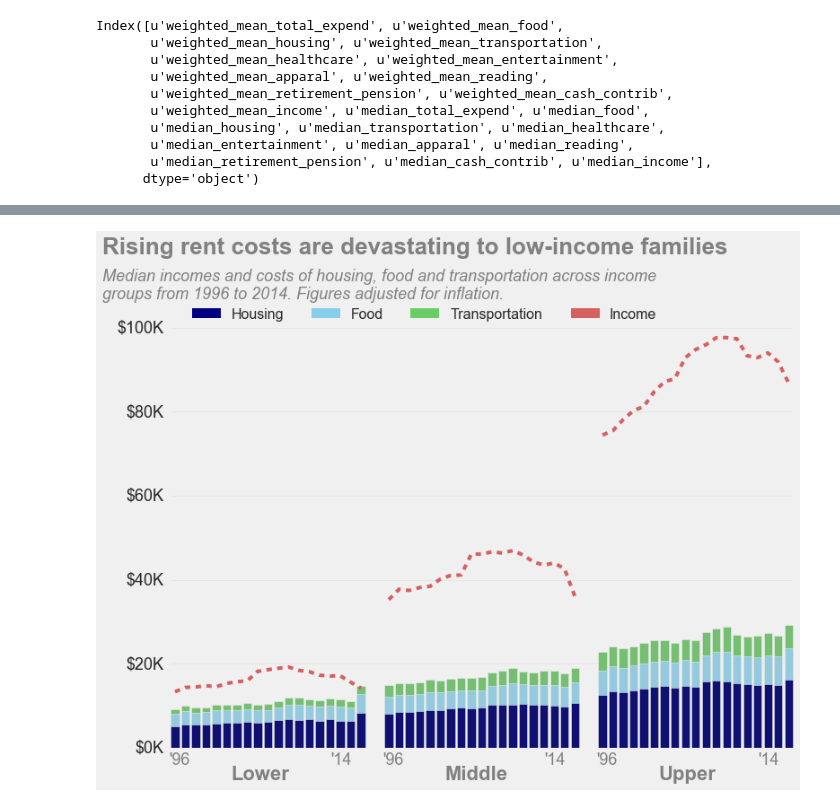
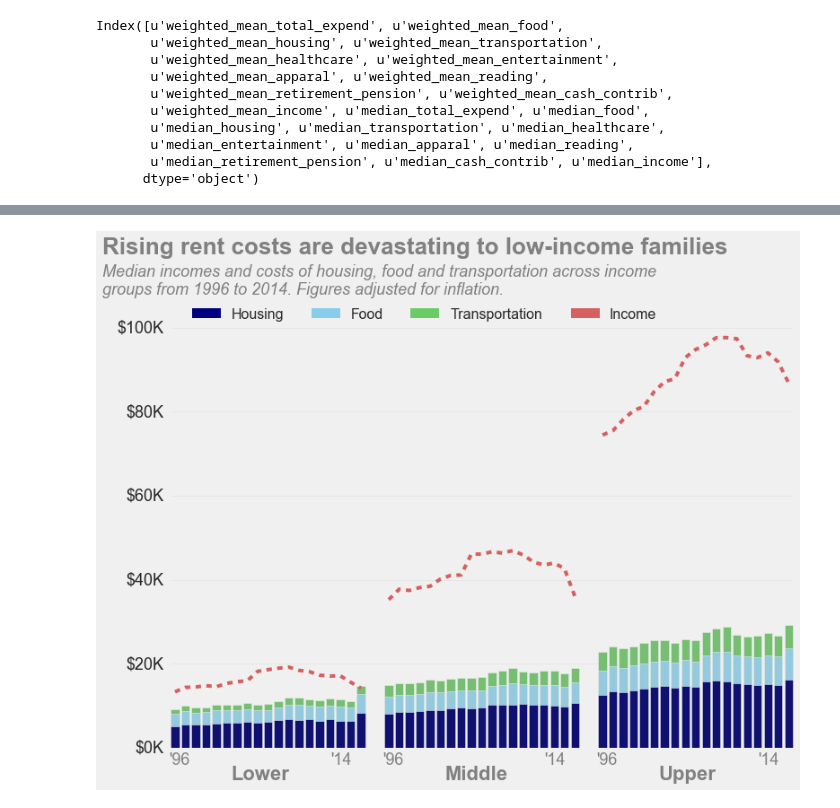
Before and after one commit to willgeary/willgeary.github.io, a Jupyter notebook: _notebooks/Household Expenditures.ipynb, the cells around one changed output, grey strips where cells are left out. Drawn from its saved outputs; the diff is of its cells as text; code cells hidden in the pictures.

```diff
--- a/_notebooks/Household Expenditures.ipynb
+++ b/_notebooks/Household Expenditures.ipynb
@@ -280,40 +280,40 @@ plt.xticks(rotation=90)
 # ==== Add text ==== #
 
 # Title
-ax.annotate("Rising rent costs are devastating to low-income families",
+title = ax.annotate("Rising rent costs are devastating to low-income families",
             (0,0), (-75, 550), textcoords='offset points', color='gray', fontsize=26, fontweight='heavy')
 
 # Subtitle
 ax.annotate("Median incomes and costs of housing, food and transportation across income",
-            (0,0), (-75, 520), textcoords='offset points', color='gray', fontsize=18, style='italic')
+            (0,0), (-75, 525), textcoords='offset points', color='gray', fontsize=18, style='italic')
 ax.annotate("groups from 1996 to 2014. Figures adjusted for inflation.",
-            (0,0), (-75, 500), textcoords='offset points', color='gray', fontsize=18, style='italic')
+            (0,0), (-75, 505), textcoords='offset points', color='gray', fontsize=18, style='italic')
 
 # Plot 1 annotations
 ax1.annotate("'96", (0,0), (0, -5), xycoords='axes fraction', textcoords='offset points',
              va='top', color='gray')
 ax1.annotate("'14", (0,0), (180, -5), xycoords='axes fraction', textcoords='offset points',
              va='top', color='gray')
 ax1.annotate("Lower", (0,0), (70, -20), xycoords='axes fraction', textcoords='offset points',
             va='top', color='gray', fontsize=22, fontweight='bold')
 
 # Plot 2 annotations
 ax2.annotate("'96", (0,0), (0, -5), xycoords='axes fraction', textcoords='offset points',
              va='top', color='gray')
 ax2.annotate("'14", (0,0), (180, -5), xycoords='axes fraction', textcoords='offset points',
              va='top', color='gray')
 ax2.annotate("Middle", (0,0), (70, -20), xycoords='axes fraction', textcoords='offset points',
             va='top', color='gray', fontsize=22, fontweight='bold')
 
 # Plot 3 annotations
 ax3.annotate("'96", (0,0), (0, -5), xycoords='axes fraction', textcoords='offset points',
              va='top', color='gray')
 ax3.annotate("'14", (0,0), (180, -5), xycoords='axes fraction', textcoords='offset points',
              va='top', color='gray')
 ax3.annotate("Upper", (0,0), (70, -20), xycoords='axes fraction', textcoords='offset points',
             va='top', color='gray', fontsize=22, fontweight='bold')
 
 fig.tight_layout()
-fig.savefig("/Users/Will/personal-website/assets/2016-05-26-fig3.png")
+fig.savefig('/Users/Will/personal-website/assets/2016-05-26-fig3.png', bbox_extra_artists=(l,title), bbox_inches='tight')
 # %% [output]
-[figure, old version]
+[figure, new version]
```
Also changed, not shown: 2 other files.
